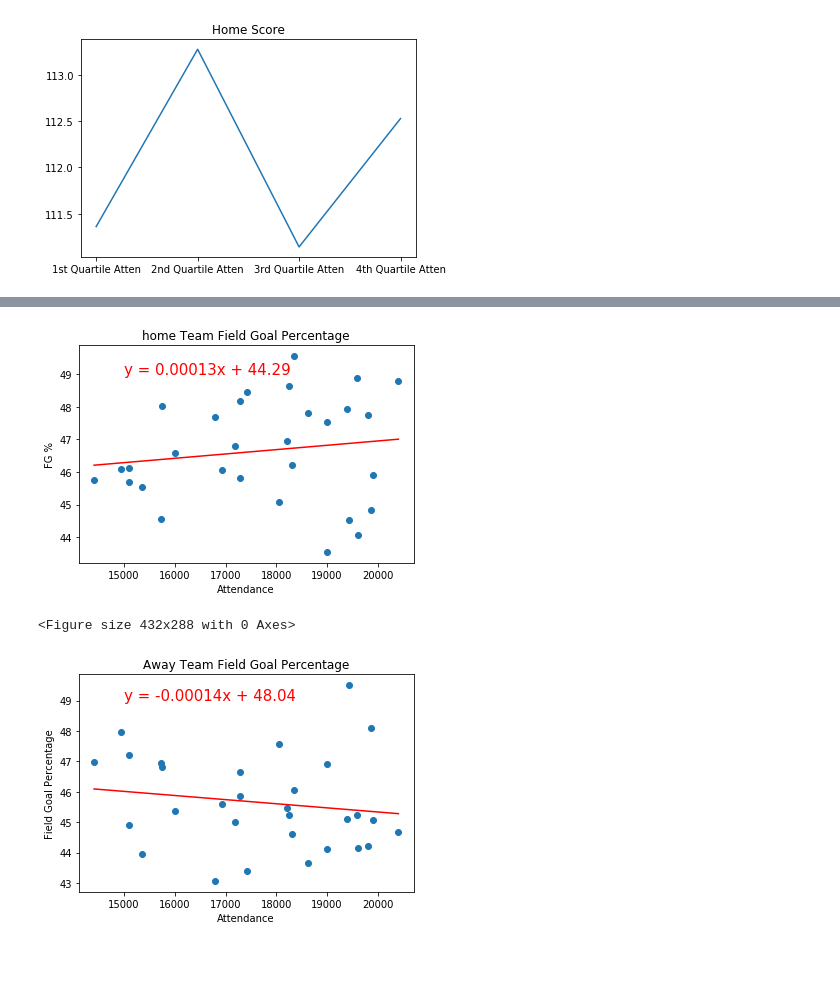
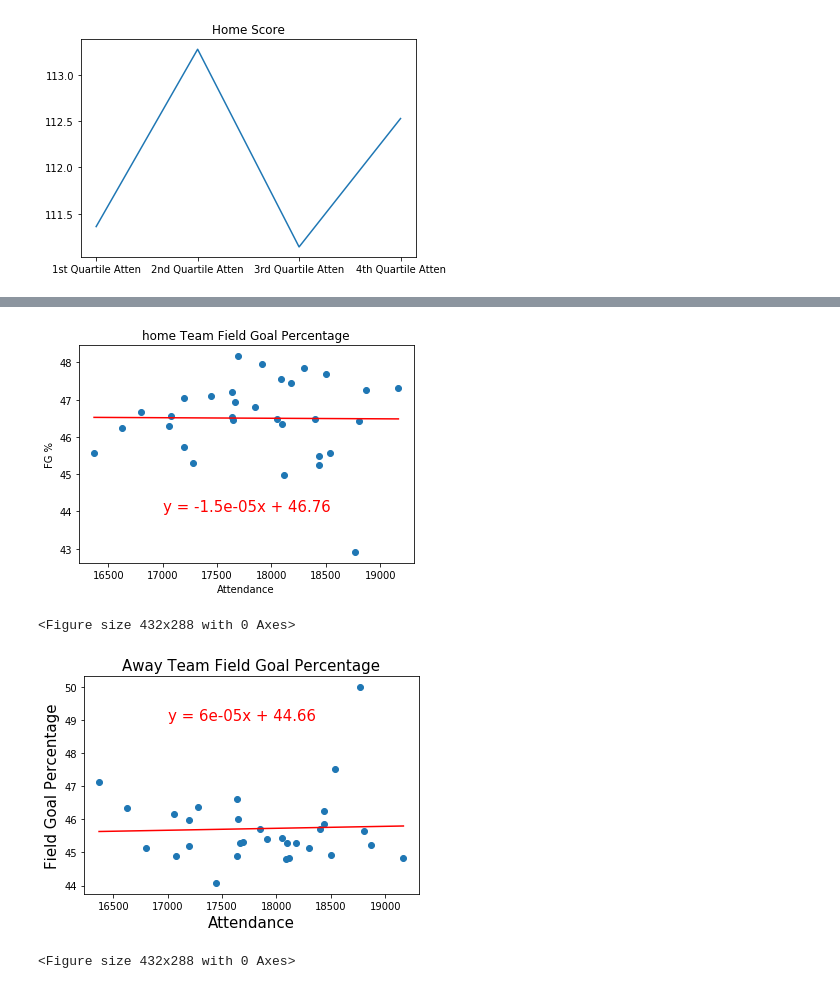
Before and after one commit to patrickjpatten/Project-1, a Jupyter notebook: Analysis/NBA_JT.ipynb, the cells around one changed output, grey strips where cells are left out. Cells and saved outputs as stored; diff of their text form; code cells hidden in the pictures; blank space fills up the shorter version.

```diff
--- a/Analysis/NBA_JT.ipynb
+++ b/Analysis/NBA_JT.ipynb
@@ -6,10 +6,10 @@ import numpy as np
 import scipy.stats as st
 from scipy.stats import linregress
 # %%
-NBA_JT_df = "NbaData1.csv"
+NBA_JT_df = "MASTER_NBA_DATA.csv"
 # Read our Data file with the pandas library
 # Not every CSV requires an encoding, but be aware this can come up
 NBA_JT_df = pd.read_csv(NBA_JT_df, encoding="ISO-8859-1")
 # Show just the header
-NBA_JT_df.head()
+NBA_JT_df
 # %% [output]
@@ -49,8 +56,8 @@ bins = [0, 16394, 18203, 19432, 23989]
 group_names = ["1Q Atten", "2Q Atten", "3Q Atten", "4Q Atten"]
 # %%
 # Slice the data and place it into bins
-pd.cut(NBA_JT_df["attendance"], bins, labels=group_names).head()
+pd.cut(NBA_JT_df["Attendance"], bins, labels=group_names).head()
 # Place the data series into a new column inside of the DataFrame
-NBA_JT_df["Attendance Group"] = pd.cut(NBA_JT_df["attendance"], bins, labels=group_names)
-NBA_JT_df.head()
+NBA_JT_df["Attendance Group"] = pd.cut(NBA_JT_df["Attendance"], bins, labels=group_names)
+NBA_JT_df
 # %% [output]
@@ -144,7 +179,7 @@ plt.savefig("../AwayFT%.png")
 # %%
 home_team_stats = NBA_JT_df.groupby(["Home Team"])
 
-AvgAtten = home_team_stats["attendance"].mean()
+AvgAtten = home_team_stats["Attendance"].mean()
 
 home_score =  home_team_stats["Home Score"].mean()
 away_score =  home_team_stats["Away Score"].mean()
@@ -203,5 +238,6 @@ HomeTeam_df
 # %%
 A_df = HomeTeam_df.sort_values(by='Avg Attendance', ascending=True)
+A_df = A_df.drop(['Team USA', 'Team Giannis East'])
 A_df
 # %% [output]
 |  | Avg Attendance | PPG at Home | Field Goal Percentage | 3 PT Percentage | Free Throw Percentage | ... |
@@ -274,30 +312,32 @@ x_values = A_df["Avg Attendance"]
 y_values = A_df["Field Goal Percentage"]
 (slope, intercept, rvalue, pvalue, stderr) = linregress(x_values, y_values)
 regress_values = x_values * slope + intercept
-line_eq = "y = " + str(round(slope,5)) + "x + " + str(round(intercept,2))
+line_eq = "y = " + str(round(slope,6)) + "x + " + str(round(intercept,2))
 plt.scatter(x_values,y_values)
 plt.plot(x_values,regress_values,"r-")
-plt.annotate(line_eq,(15000,49),fontsize=15,color="red")
+plt.annotate(line_eq,(17000,44),fontsize=15,color="red")
 plt.xlabel('Attendance')
 plt.ylabel('FG %')
 plt.title("home Team Field Goal Percentage")
 plt.show()
 plt.savefig("../HomeTeamFG5.png")
 # %% [output]
-[figure, old version]
+[figure, new version]
 <Figure size 432x288 with 0 Axes>
 # %%
 x_values = A_df["Avg Attendance"]
 y_values = A_df["Away Field Goal Percentage"]
 (slope, intercept, rvalue, pvalue, stderr) = linregress(x_values, y_values)
 regress_values = x_values * slope + intercept
 line_eq = "y = " + str(round(slope,5)) + "x + " + str(round(intercept,2))
 plt.scatter(x_values,y_values)
 plt.plot(x_values,regress_values,"r-")
-plt.annotate(line_eq,(15000,49),fontsize=15,color="red")
-plt.xlabel('Attendance')
-plt.ylabel('Field Goal Percentage')
-plt.title('Away Team Field Goal Percentage')
+plt.annotate(line_eq,(17000,49),fontsize=15,color="red")
+plt.xlabel('Attendance', fontsize=15)
+plt.ylabel('Field Goal Percentage', fontsize=15)
+plt.title('Away Team Field Goal Percentage', fontsize=15)
 plt.show()
+plt.savefig("../AwayTeamFG%.png")
 # %% [output]
-[figure, old version]
+[figure, new version]
+<Figure size 432x288 with 0 Axes>
```
Also changed, not shown: parts of 24 cells of this notebook.
